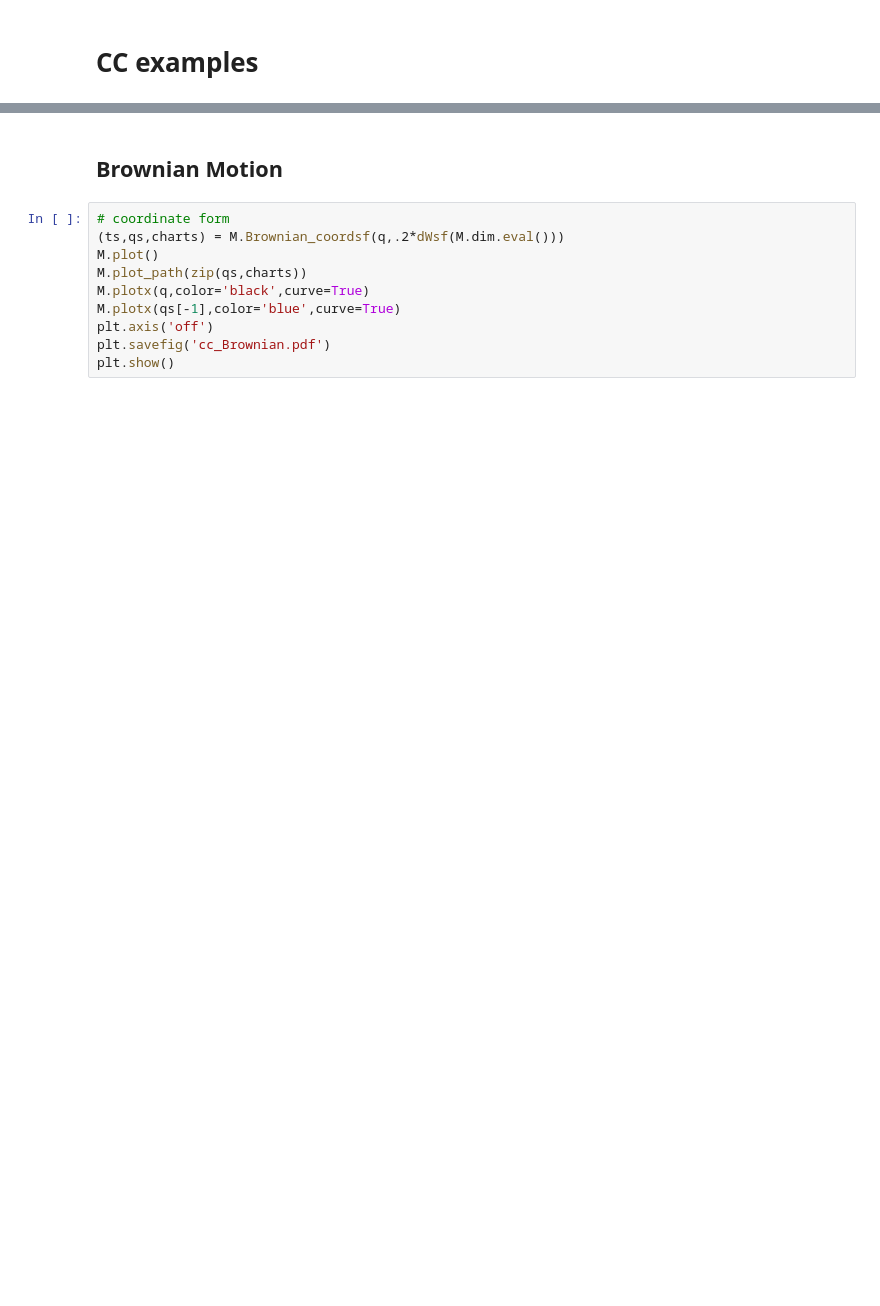
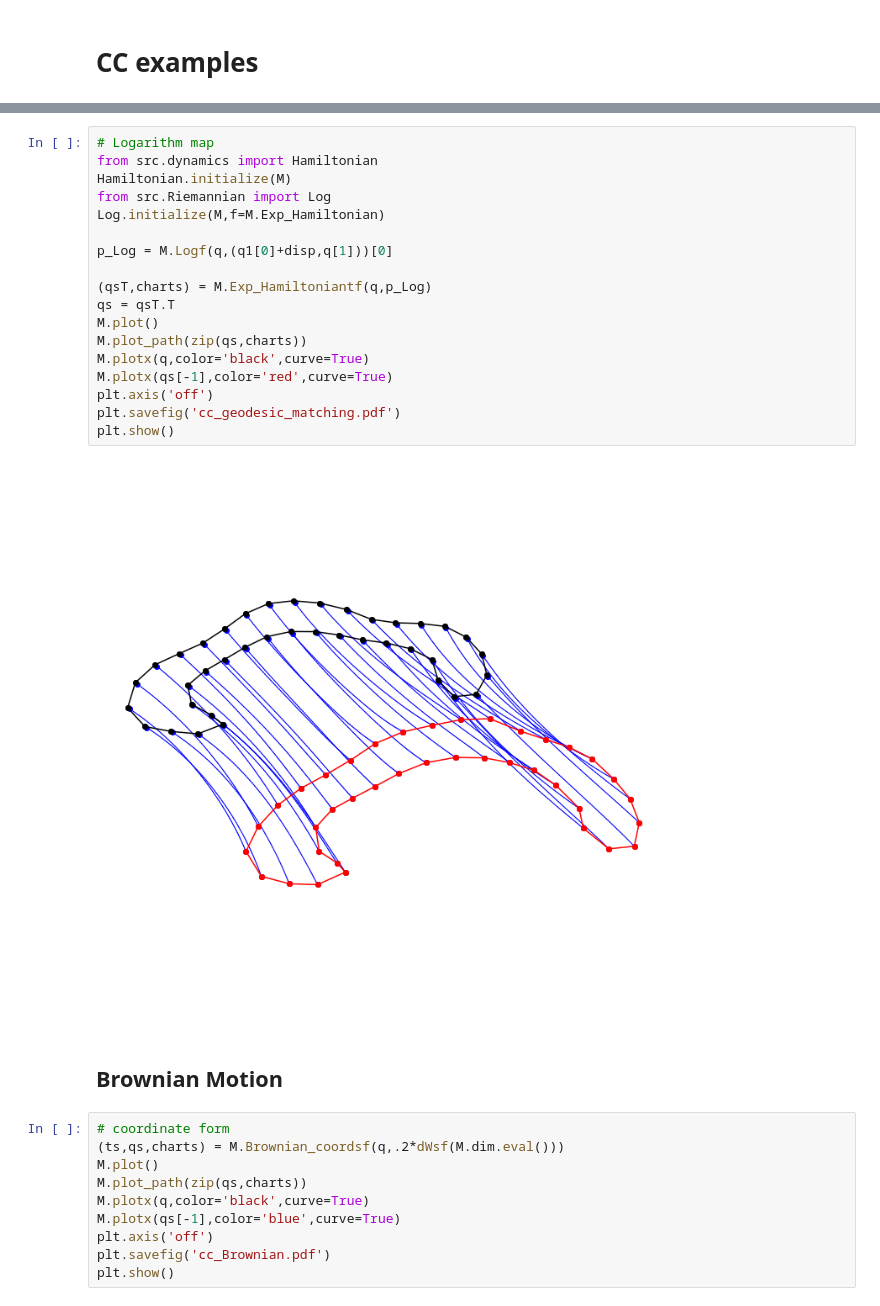
Before and after one commit to mathias-hojgaard/theanogeometry, a Jupyter notebook: papers/handbook_LDDMM_stochastics.ipynb, the cells around one changed output, grey strips where cells are left out. Cells and saved outputs as stored; diff of their text form; blank space fills up the shorter version.

```diff
--- a/papers/handbook_LDDMM_stochastics.ipynb
+++ b/papers/handbook_LDDMM_stochastics.ipynb
@@ -146,3 +195,23 @@ p = M.flatf(q,v.flatten())
+# %%
+# Logarithm map
+from src.dynamics import Hamiltonian
+Hamiltonian.initialize(M)
+from src.Riemannian import Log
+Log.initialize(M,f=M.Exp_Hamiltonian)
+
+p_Log = M.Logf(q,(q1[0]+disp,q[1]))[0]
+
+(qsT,charts) = M.Exp_Hamiltoniantf(q,p_Log)
+qs = qsT.T
+M.plot()
+M.plot_path(zip(qs,charts))
+M.plotx(q,color='black',curve=True)
+M.plotx(qs[-1],color='red',curve=True)
+plt.axis('off')
+plt.savefig('cc_geodesic_matching.pdf')
+plt.show()
+# %% [output]
+[figure, added]
 # %% [markdown]
 ## Brownian Motion
 # %%
```
Also changed, not shown: parts of 11 cells of this notebook.
